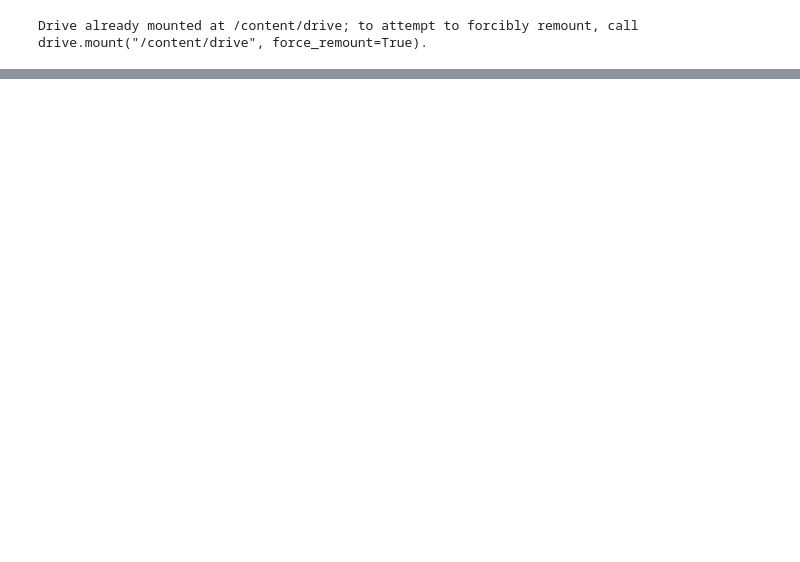
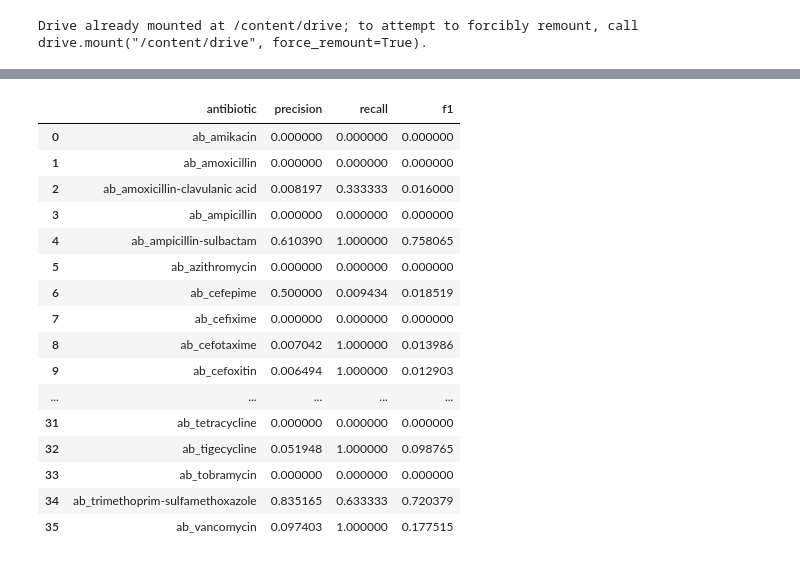
Before and after one commit to Oselin1988/ast_model, a Jupyter notebook: Welcome_To_Colab.ipynb, the cells around one changed output, grey strips where cells are left out. Saved outputs shown, nothing was run; the diff lists cells and outputs as text; code cells hidden in the pictures; blank space fills up the shorter version.

```diff
--- a/Welcome_To_Colab.ipynb
+++ b/Welcome_To_Colab.ipynb
@@ -1501,0 +1150,4 @@ NameError: name 'X_norm' is not defined
+# %%
+X_cnn = X_aligned[..., np.newaxis]
+
+print("CNN input shape:", X_cnn.shape)
@@ -1501,0 +1786,8 @@ NameError: name 'X_norm' is not defined
+# %%
+history = model.fit(
+    [X_train, org_train],
+    y_train,
+    validation_data=([X_val, org_val], y_val),
+    epochs=30,
+    batch_size=16
+)
@@ -1501,0 +1847,3 @@ NameError: name 'X_norm' is not defined
+# %%
+y_pred = model.predict([X_val, org_val])
+y_pred_bin = (y_pred > 0.5).astype(int)
@@ -1501,0 +1852,35 @@ NameError: name 'X_norm' is not defined
+# %%
+from sklearn.metrics import f1_score, precision_score, recall_score
+
+antibiotics = df.filter(regex="^ab_").columns
+
+metrics = []
+
+for i, ab in enumerate(antibiotics):
+    metrics.append({
+        "antibiotic": ab,
+        "precision": precision_score(y_val[:, i], y_pred_bin[:, i], zero_division=0),
+        "recall": recall_score(y_val[:, i], y_pred_bin[:, i], zero_division=0),
+        "f1": f1_score(y_val[:, i], y_pred_bin[:, i], zero_division=0)
+    })
+
+metrics_df = pd.DataFrame(metrics)
+metrics_df
+# %% [output]
+|  | antibiotic | precision | recall | f1 |
+| 0 | ab_amikacin | 0.000000 | 0.000000 | 0.000000 |
+| 1 | ab_amoxicillin | 0.000000 | 0.000000 | 0.000000 |
+| 2 | ab_amoxicillin-clavulanic acid | 0.008197 | 0.333333 | 0.016000 |
+| 3 | ab_ampicillin | 0.000000 | 0.000000 | 0.000000 |
+| 4 | ab_ampicillin-sulbactam | 0.610390 | 1.000000 | 0.758065 |
+| 5 | ab_azithromycin | 0.000000 | 0.000000 | 0.000000 |
+| 6 | ab_cefepime | 0.500000 | 0.009434 | 0.018519 |
+| 7 | ab_cefixime | 0.000000 | 0.000000 | 0.000000 |
+| 8 | ab_cefotaxime | 0.007042 | 1.000000 | 0.013986 |
+| 9 | ab_cefoxitin | 0.006494 | 1.000000 | 0.012903 |
+| ... | ... | ... | ... | ... |
+| 31 | ab_tetracycline | 0.000000 | 0.000000 | 0.000000 |
+| 32 | ab_tigecycline | 0.051948 | 1.000000 | 0.098765 |
+| 33 | ab_tobramycin | 0.000000 | 0.000000 | 0.000000 |
+| 34 | ab_trimethoprim-sulfamethoxazole | 0.835165 | 0.633333 | 0.720379 |
+| 35 | ab_vancomycin | 0.097403 | 1.000000 | 0.177515 |
```
Also changed, not shown: parts of 218 cells of this notebook.
